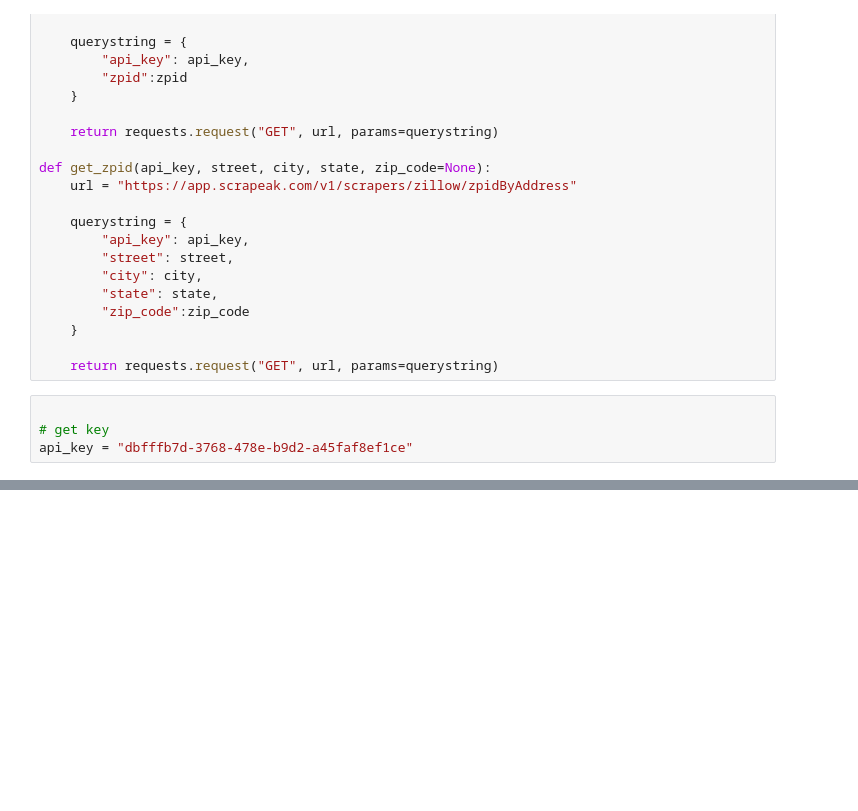
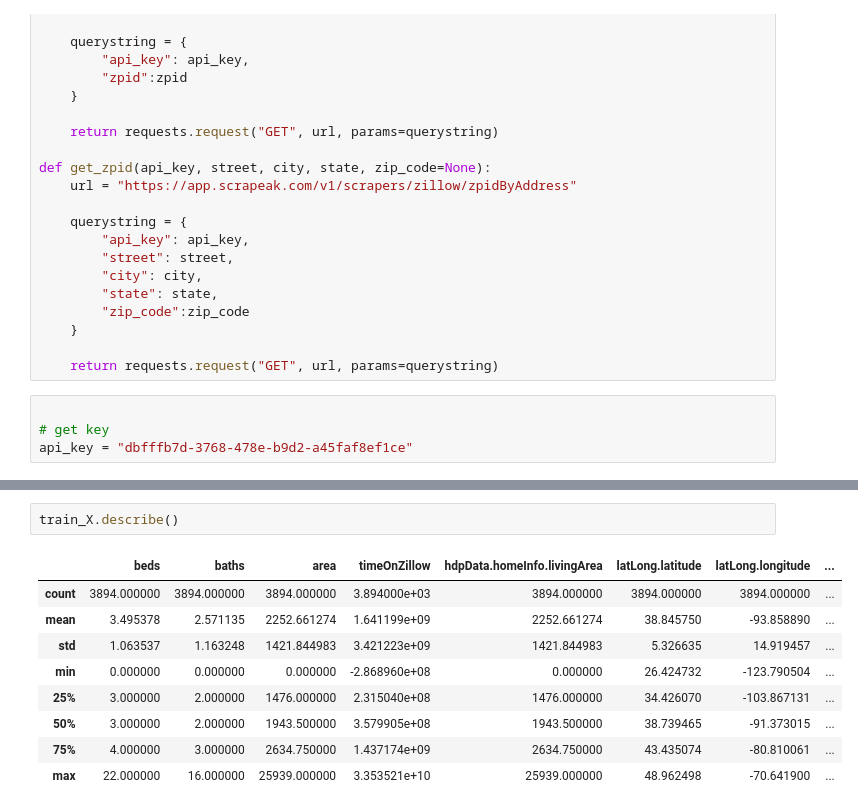
Before and after one commit to liukevinn/Zillow, a Jupyter notebook: ZillowHousePredictor.ipynb, the cells around one changed output, grey strips where cells are left out. Drawn from its saved outputs; the diff is of its cells as text; blank space fills up the shorter version.

Commit message:
zillowHousePredictor is up and working

```diff
--- a/ZillowHousePredictor.ipynb
+++ b/ZillowHousePredictor.ipynb
@@ -93,0 +139,12 @@ df_listings.to_csv('ArkansasMississippiLouisana.csv', index=False)
+# %%
+train_X.describe()
+# %% [output]
+|  | beds | baths | area | timeOnZillow | hdpData.homeInfo.livingArea | latLong.latitude | latLong.longitude | ... |
+| count | 3894.000000 | 3894.000000 | 3894.000000 | 3.894000e+03 | 3894.000000 | 3894.000000 | 3894.000000 | ... |
+| mean | 3.495378 | 2.571135 | 2252.661274 | 1.641199e+09 | 2252.661274 | 38.845750 | -93.858890 | ... |
+| std | 1.063537 | 1.163248 | 1421.844983 | 3.421223e+09 | 1421.844983 | 5.326635 | 14.919457 | ... |
+| min | 0.000000 | 0.000000 | 0.000000 | -2.868960e+08 | 0.000000 | 26.424732 | -123.790504 | ... |
+| 25% | 3.000000 | 2.000000 | 1476.000000 | 2.315040e+08 | 1476.000000 | 34.426070 | -103.867131 | ... |
+| 50% | 3.000000 | 2.000000 | 1943.500000 | 3.579905e+08 | 1943.500000 | 38.739465 | -91.373015 | ... |
+| 75% | 4.000000 | 3.000000 | 2634.750000 | 1.437174e+09 | 2634.750000 | 43.435074 | -80.810061 | ... |
+| max | 22.000000 | 16.000000 | 25939.000000 | 3.353521e+10 | 25939.000000 | 48.962498 | -70.641900 | ... |
```
Also changed, not shown: parts of 9 cells of this notebook, 3 other files.
